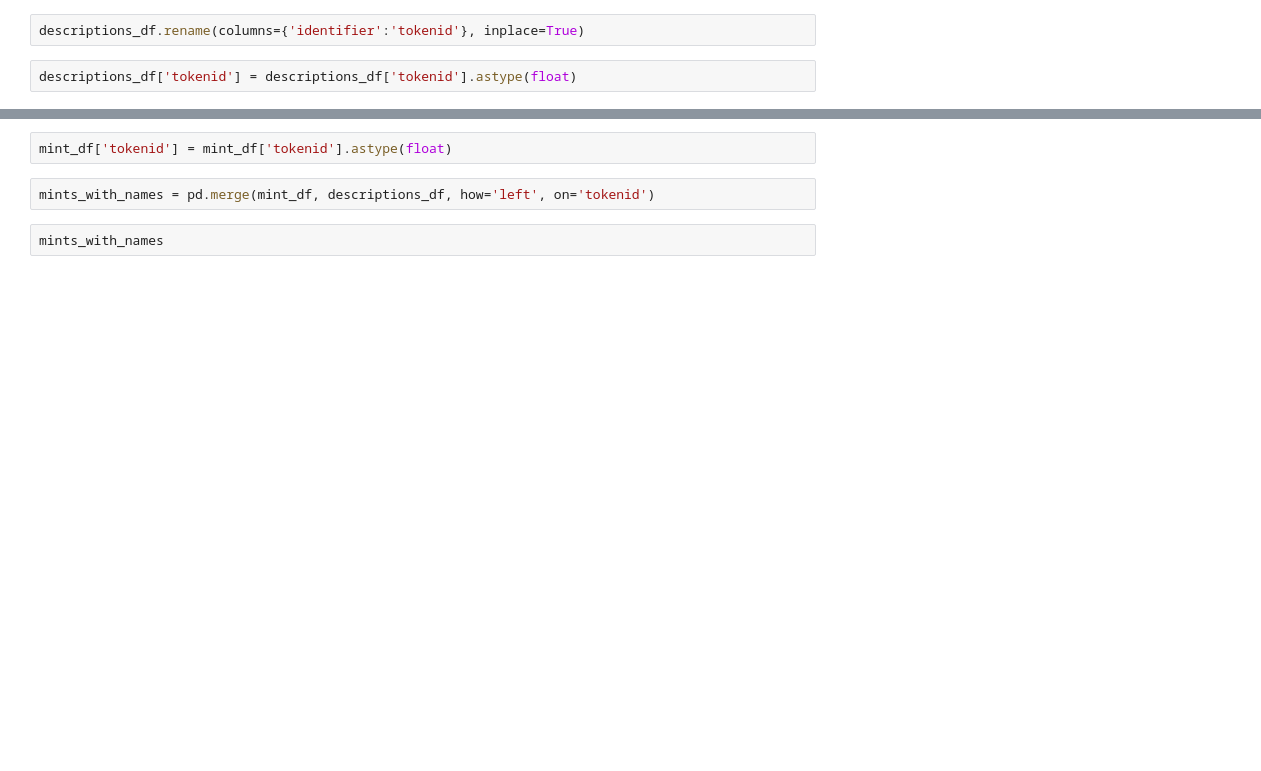
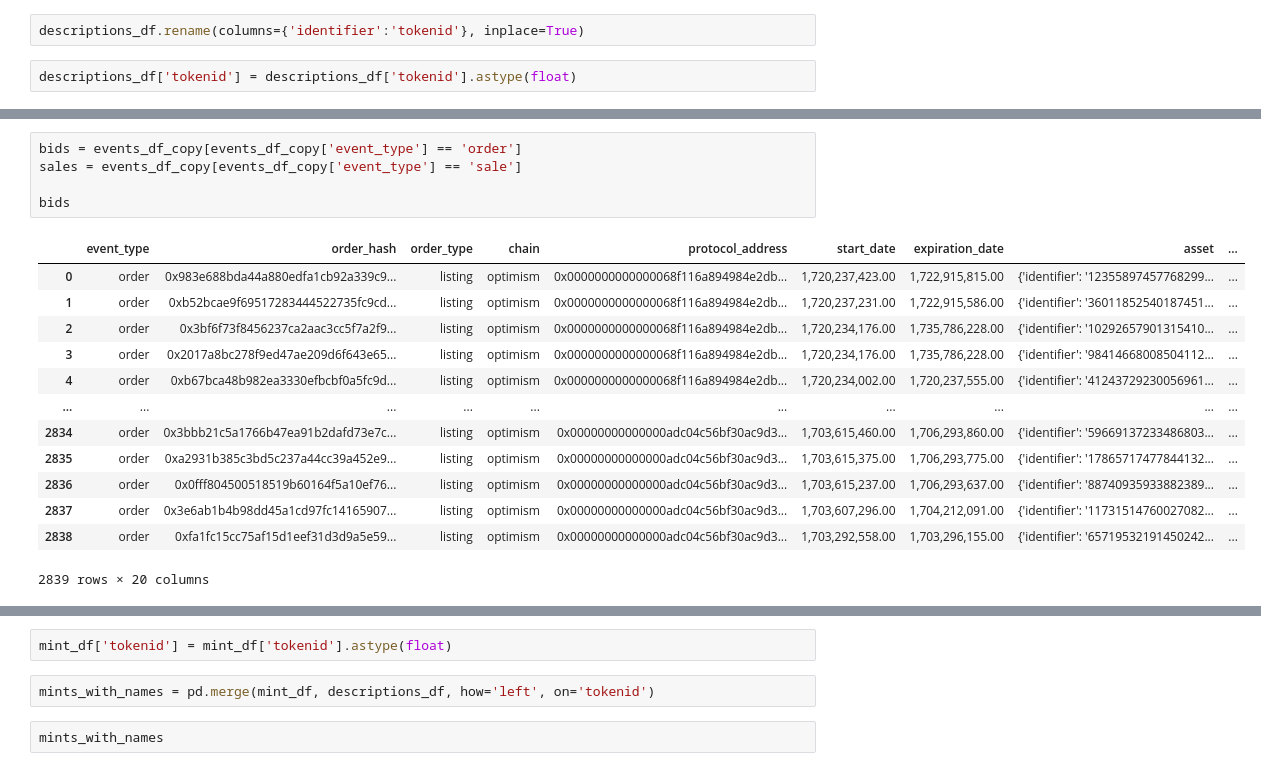
Before and after one commit to BrandynHamilton/box_domains, a Jupyter notebook: eda.ipynb, the cells around one changed output, grey strips where cells are left out. Cells and saved outputs as stored; diff of their text form; blank space fills up the shorter version.

```diff
--- a/eda.ipynb
+++ b/eda.ipynb
@@ -489,0 +544,19 @@ descriptions_df['tokenid'] = descriptions_df['tokenid'].astype(float)
+# %%
+bids = events_df_copy[events_df_copy['event_type'] == 'order']
+sales = events_df_copy[events_df_copy['event_type'] == 'sale']
+
+bids
+# %% [output]
+|  | event_type | order_hash | order_type | chain | protocol_address | start_date | expiration_date | asset | ... |
+| 0 | order | 0x983e688bda44a880edfa1cb92a339c9... | listing | optimism | 0x0000000000000068f116a894984e2db... | 1,720,237,423.00 | 1,722,915,815.00 | {'identifier': '12355897457768299... | ... |
+| 1 | order | 0xb52bcae9f69517283444522735fc9cd... | listing | optimism | 0x0000000000000068f116a894984e2db... | 1,720,237,231.00 | 1,722,915,586.00 | {'identifier': '36011852540187451... | ... |
+| 2 | order | 0x3bf6f73f8456237ca2aac3cc5f7a2f9... | listing | optimism | 0x0000000000000068f116a894984e2db... | 1,720,234,176.00 | 1,735,786,228.00 | {'identifier': '10292657901315410... | ... |
+| 3 | order | 0x2017a8bc278f9ed47ae209d6f643e65... | listing | optimism | 0x0000000000000068f116a894984e2db... | 1,720,234,176.00 | 1,735,786,228.00 | {'identifier': '98414668008504112... | ... |
+| 4 | order | 0xb67bca48b982ea3330efbcbf0a5fc9d... | listing | optimism | 0x0000000000000068f116a894984e2db... | 1,720,234,002.00 | 1,720,237,555.00 | {'identifier': '41243729230056961... | ... |
+| ... | ... | ... | ... | ... | ... | ... | ... | ... | ... |
+| 2834 | order | 0x3bbb21c5a1766b47ea91b2dafd73e7c... | listing | optimism | 0x00000000000000adc04c56bf30ac9d3... | 1,703,615,460.00 | 1,706,293,860.00 | {'identifier': '59669137233486803... | ... |
+| 2835 | order | 0xa2931b385c3bd5c237a44cc39a452e9... | listing | optimism | 0x00000000000000adc04c56bf30ac9d3... | 1,703,615,375.00 | 1,706,293,775.00 | {'identifier': '17865717477844132... | ... |
+| 2836 | order | 0x0fff804500518519b60164f5a10ef76... | listing | optimism | 0x00000000000000adc04c56bf30ac9d3... | 1,703,615,237.00 | 1,706,293,637.00 | {'identifier': '88740935933882389... | ... |
+| 2837 | order | 0x3e6ab1b4b98dd45a1cd97fc14165907... | listing | optimism | 0x00000000000000adc04c56bf30ac9d3... | 1,703,607,296.00 | 1,704,212,091.00 | {'identifier': '11731514760027082... | ... |
+| 2838 | order | 0xfa1fc15cc75af15d1eef31d3d9a5e59... | listing | optimism | 0x00000000000000adc04c56bf30ac9d3... | 1,703,292,558.00 | 1,703,296,155.00 | {'identifier': '65719532191450242... | ... |
+2839 rows × 20 columns
```
Also changed, not shown: parts of 68 cells of this notebook.
